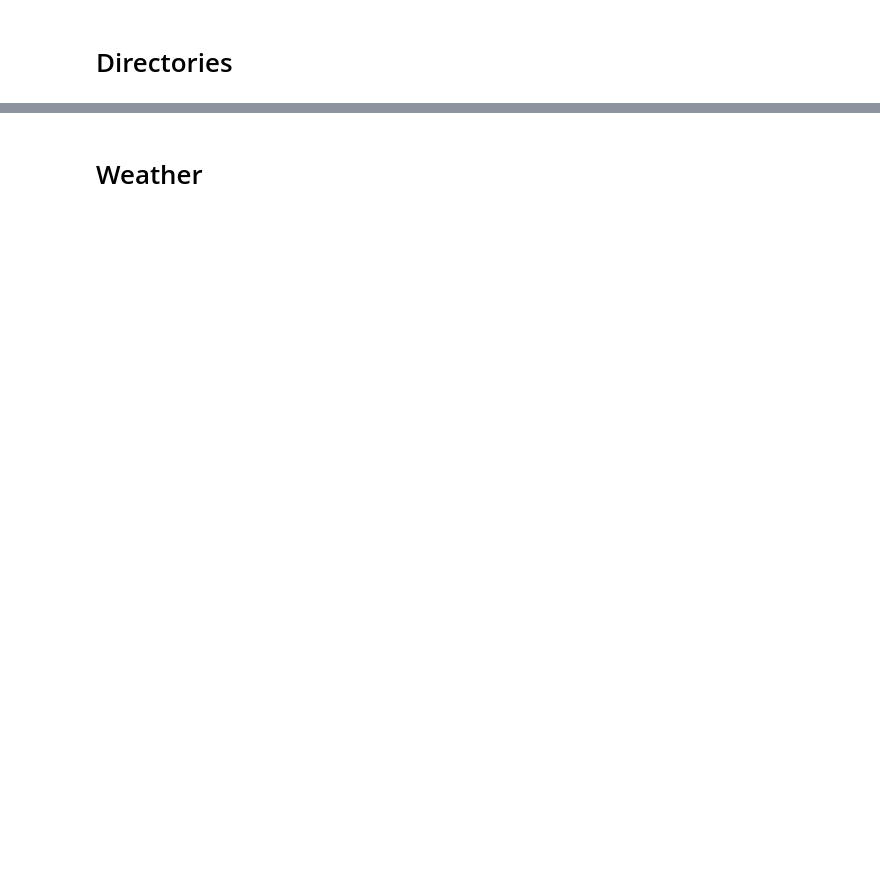
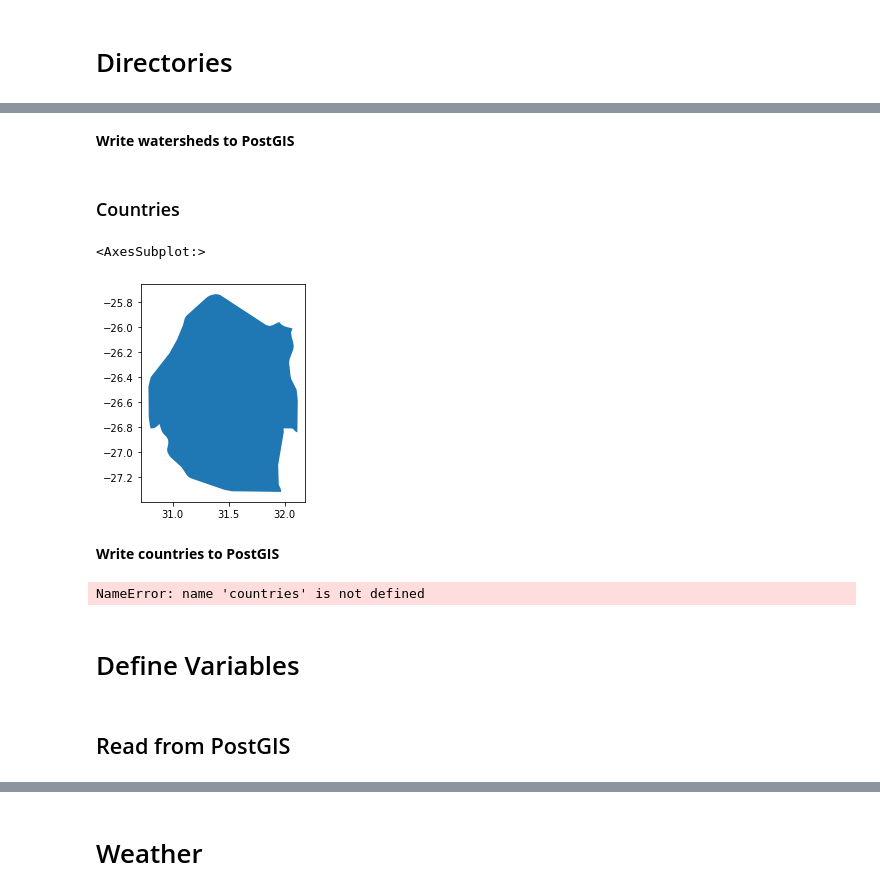
Before and after one commit to GerhardtB/C4, a Jupyter notebook: Aquacrop.ipynb, the cells around one changed output, grey strips where cells are left out. Drawn from its saved outputs; the diff is of its cells as text; code cells hidden in the pictures; blank space fills up the shorter version.

```diff
--- a/Aquacrop.ipynb
+++ b/Aquacrop.ipynb
@@ -20,0 +358,2 @@ os.listdir(DataDir)
+# %% [markdown]
+**Write watersheds to PostGIS**
@@ -20,0 +364,17 @@ os.listdir(DataDir)
+# %% [markdown]
+### Countries
+# %%
+countries = gpd.read_file("/home/c4ubuntu/projDir/SADC/Data/GIS/ne_10m_admin_0_countries.zip")
+# %%
+countries.loc[countries['ADMIN']=='eSwatini'].plot()
+# %% [output]
+<AxesSubplot:>
+[figure, added]
+# %% [markdown]
+**Write countries to PostGIS**
+# %%
+countries.to_postgis('countries_adm', engine)
+# %% [output]
+NameError: name 'countries' is not defined
+# %% [markdown]
+# Define Variables
@@ -20,0 +383,2 @@ os.listdir(DataDir)
+# %% [markdown]
+## Read from PostGIS
```
Also changed, not shown: parts of 121 cells of this notebook.
